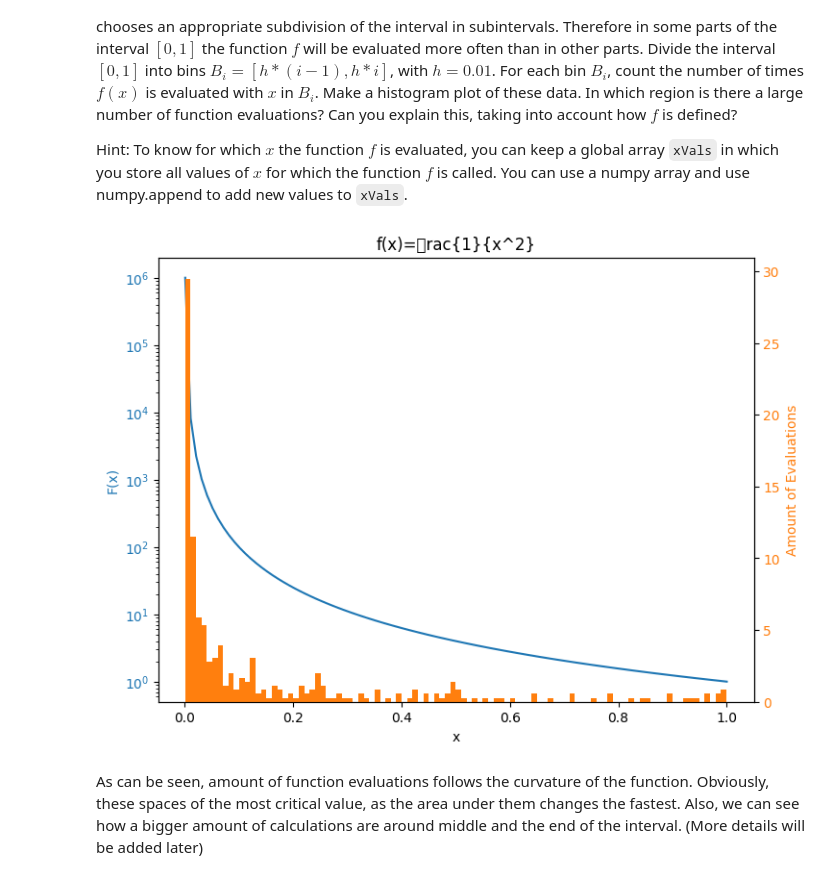
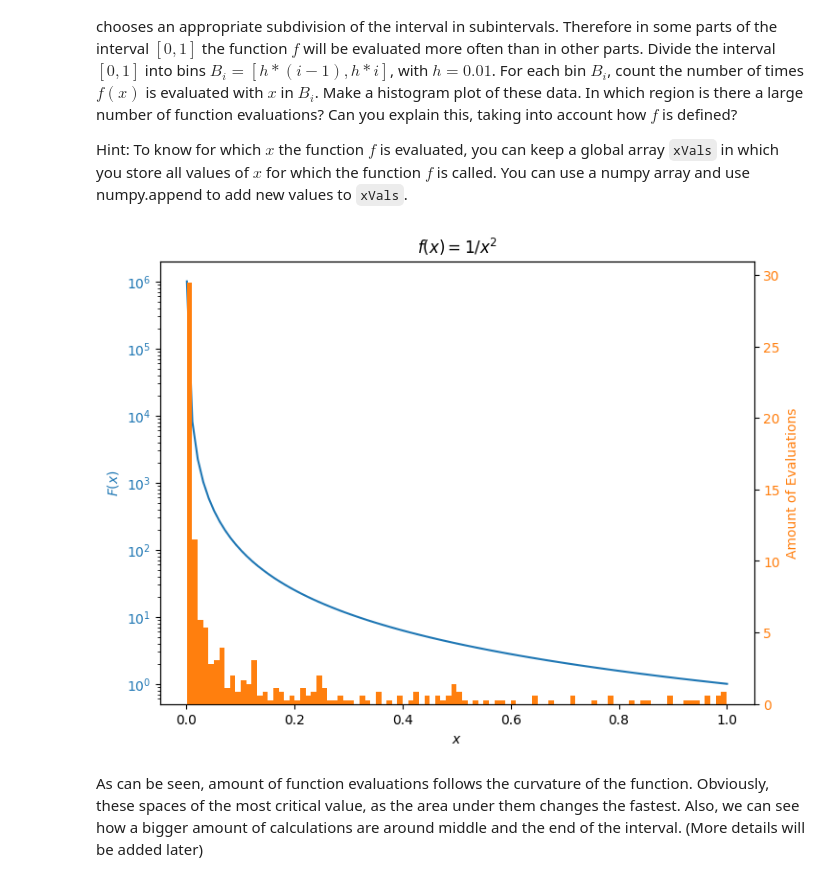
Before and after one commit to aM0NKE/NumericalAlgorithms, a Jupyter notebook: hw6_2022.ipynb, the cells around one changed output. Cells and saved outputs as stored; diff of their text form; code cells hidden in the pictures.

Commit message:
did you know matplotlib has a math mode (16979)?

```diff
--- a/hw6_2022.ipynb
+++ b/hw6_2022.ipynb
@@ -108,24 +107,23 @@ After 20 iterations our implementation produced P=[0.16163835] and r=[1.74940289
 The norm(residuals)^2 for each iteration:
 [298.9218, 168.9946, 15152.844899358899, 379.1164634712655, 298.92383540283015, 124171677.76533116, 10716.214857158764, 1011.8307324162957, 6.095134280614303, 120.16432285620103, 189.72021527691138, 4 ...
 # %%
-import matplotlib.pyplot as plt
-
-def plot(K, t, y, x, residuals_list):
+def plotFit(K, t, y, x, residuals_list):
     plt.subplot(1, 2, 1)
-    plt.scatter(t, y, c="r", marker="+", label="Data points")
+    plt.scatter(t, y, c="r", marker="+", label="Observed Data")
     plt.plot(t, F(t, x[0], x[1]), label="Fitted Data")
-    plt.title("Observed and Fitted Data")
+    plt.title("Observed / Fitted Data")
     plt.xlabel("t")
     plt.legend()
 
     plt.subplot(1, 2, 2)
-    plt.scatter(np.linspace(0, K-1, K), residuals_list, c="r", marker="+")
+    plt.scatter(np.linspace(0, K-1, K), residuals_list, c="r", marker="+", label="$||r(x_k)||^2_2$")
     plt.plot(np.linspace(0, K-1, K), residuals_list)
+    plt.yscale("log")
     plt.title("Residuals")
     plt.xlabel("k")
-    plt.yscale("log")
+    plt.legend()
 
     plt.show()
 
-plot(K, t, y, x, residuals_list)
+plotFit(K, t, y, x, residuals_list)
 # %% [output]
@@ -214,38 +203,38 @@ scipy.integrate.quad is an adaptive integration routine (book section 8.3.6), th
 
 Hint: To know for which $x$ the function $f$ is evaluated, you can keep a global array `xVals` in which you store all values of $x$ for which the function $f$ is called. You can use a numpy array and use numpy.append to add new values to `xVals`.
 # %%
-# YOUR CODE HERE
-
 def viz_2_axis(x_axis, y_axis_1, y_axis_2, title):
     # Creating base figure
     fig, ax1 = plt.subplots(figsize=(8,6))
-    ax1.set_xlabel('x')
+    ax1.set_xlabel('$x$')
+
     # Creating first Y Axis
-    ax1.set_ylabel('F(x)', color="C0")
+    ax1.set_ylabel('$F(x)$', color="C0")
     ax1.semilogy(x_axis, y_axis_1, color="C0")
     ax1.tick_params(axis='y', labelcolor="C0")
+
     # Creating second Y Axis
     ax2 = ax1.twinx()
     ax2.set_ylabel('Amount of Evaluations', color="C1")
     ax2.hist(y_axis_2, density=True, bins=i, color="C1")
     ax2.tick_params(axis='y', labelcolor="C1")
 
     plt.title(title)
     plt.show()
 
 def f(x):
     evals.append(x)
-    return 1/(x**2)
+    return 1 / (x**2)
 
 i = 100     # Amount of bins to evaluate
 h = 0.01    # Bin's size
 evals = []  # xVals
 
 for i in range(1, i+1):
     integrate.quad(f, a, b, epsabs=10**-4)
 
-viz_2_axis(x, y, evals, "f(x)=1/x^2")
+viz_2_axis(x, y, evals, "$f(x)=1/x^2$")
 # %% [output]
-[figure, old version]
+[figure, new version]
 # %% [markdown]
 As can be seen, amount of function evaluations follows the curvature of the function. Obviously, these spaces of the most critical value, as the area under them changes the fastest. Also, we can see how a bigger amount of calculations are around middle and the end of the interval. (More details will be added later)
```
Also changed, not shown: parts of 6 cells of this notebook.
